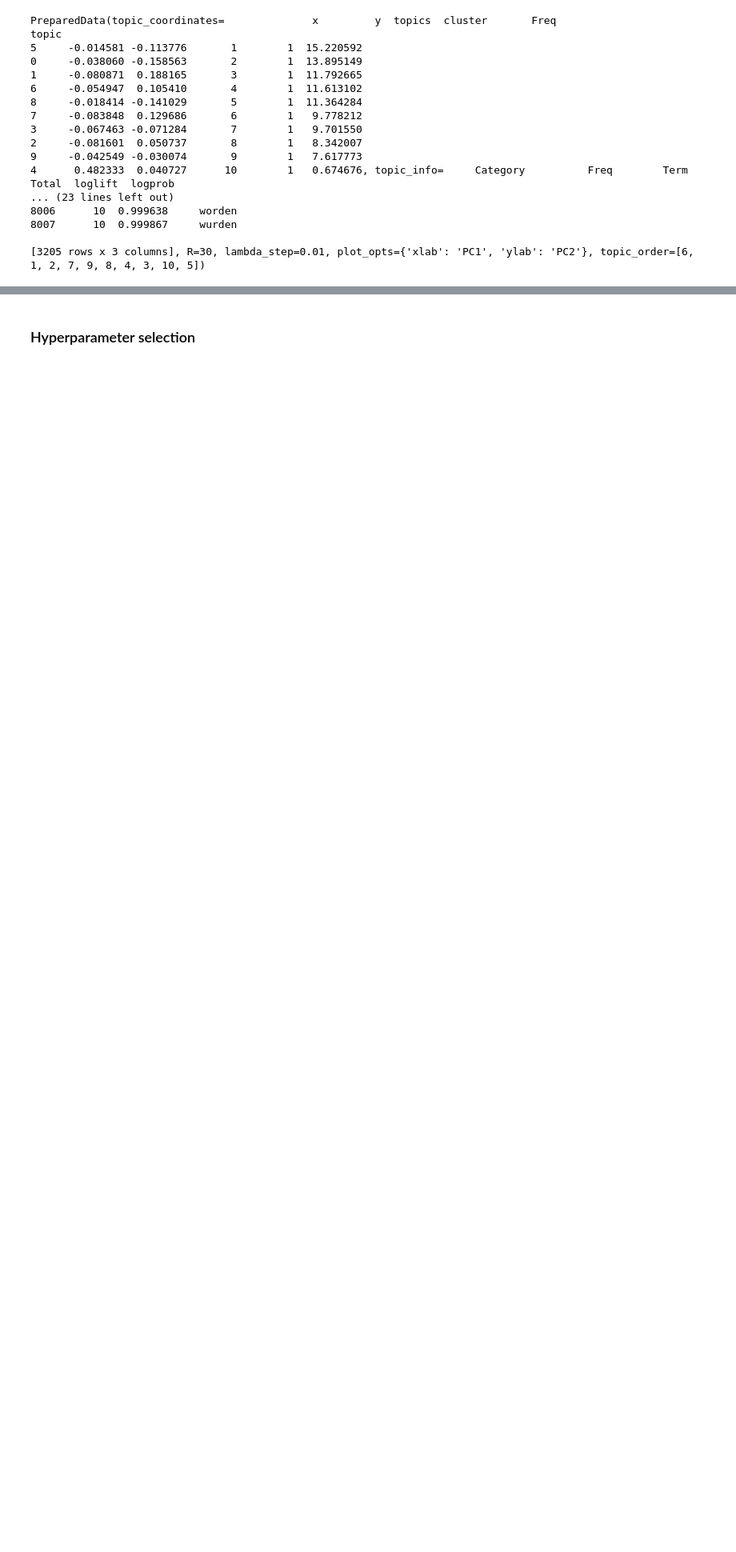
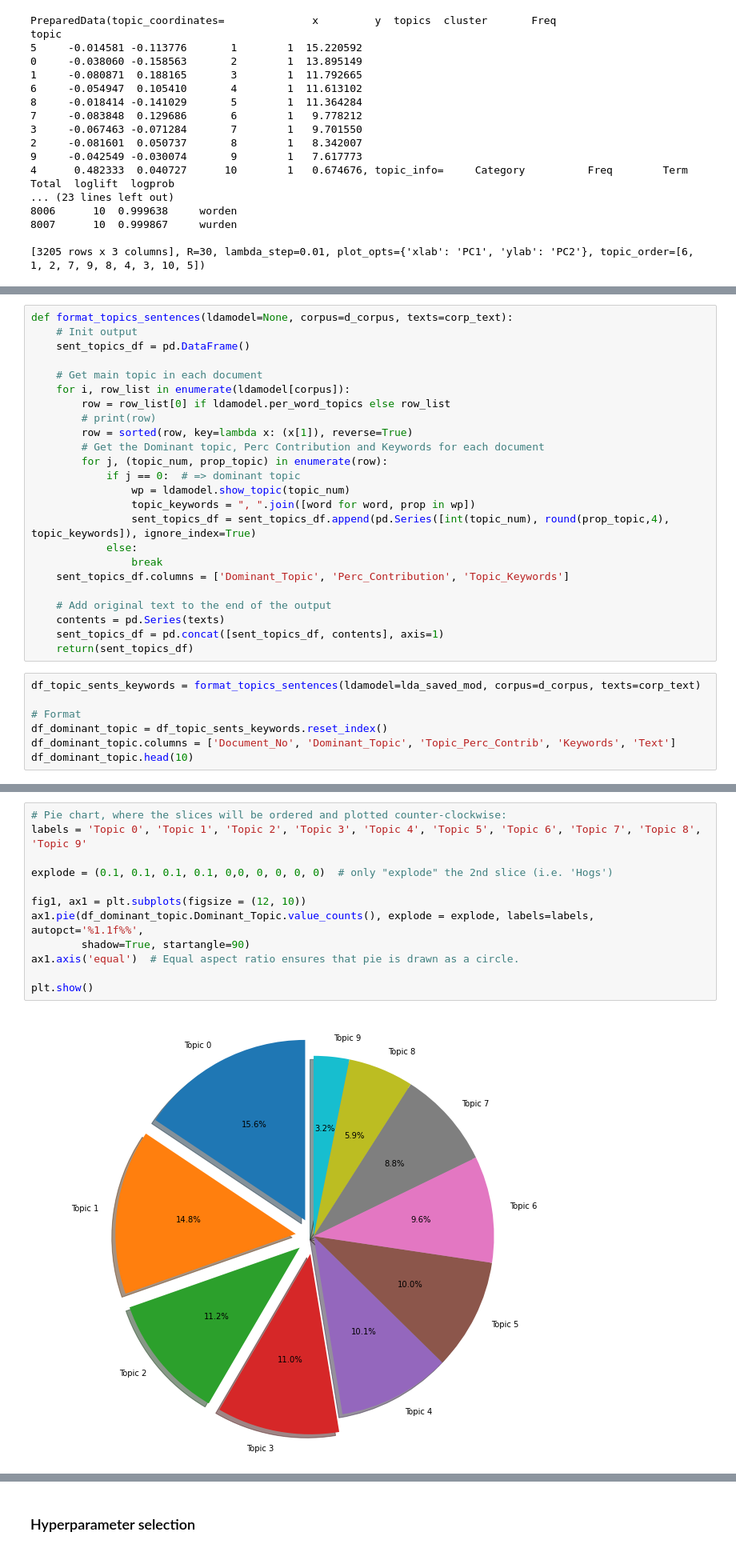
Before and after one commit to decentdilettante/covid19, a Jupyter notebook: LDA_covid_papers_v1.ipynb, the cells around one changed output, grey strips where cells are left out. Shown at 80% size. Drawn from its saved outputs; the diff is of its cells as text; blank space fills up the shorter version.

Commit message:
Added visualizations and IR write-outs
Added pkl dumps for intermediate cleaning; formatted to align with the downstream tasks of GPT2/MELGan.

```diff
--- a/LDA_covid_papers_v1.ipynb
+++ b/LDA_covid_papers_v1.ipynb
@@ -387,0 +416,31 @@ topic
+# %%
+def format_topics_sentences(ldamodel=None, corpus=d_corpus, texts=corp_text):
+    # Init output
+    sent_topics_df = pd.DataFrame()
+
+    # Get main topic in each document
+    for i, row_list in enumerate(ldamodel[corpus]):
+        row = row_list[0] if ldamodel.per_word_topics else row_list
+        # print(row)
+        row = sorted(row, key=lambda x: (x[1]), reverse=True)
+        # Get the Dominant topic, Perc Contribution and Keywords for each document
+        for j, (topic_num, prop_topic) in enumerate(row):
+            if j == 0:  # => dominant topic
+                wp = ldamodel.show_topic(topic_num)
+                topic_keywords = ", ".join([word for word, prop in wp])
+                sent_topics_df = sent_topics_df.append(pd.Series([int(topic_num), round(prop_topic,4), topic_keywords]), ignore_index=True)
+            else:
+                break
+    sent_topics_df.columns = ['Dominant_Topic', 'Perc_Contribution', 'Topic_Keywords']
+
+    # Add original text to the end of the output
+    contents = pd.Series(texts)
+    sent_topics_df = pd.concat([sent_topics_df, contents], axis=1)
+    return(sent_topics_df)
+# %%
+df_topic_sents_keywords = format_topics_sentences(ldamodel=lda_saved_mod, corpus=d_corpus, texts=corp_text)
+
+# Format
+df_dominant_topic = df_topic_sents_keywords.reset_index()
+df_dominant_topic.columns = ['Document_No', 'Dominant_Topic', 'Topic_Perc_Contrib', 'Keywords', 'Text']
+df_dominant_topic.head(10)
@@ -387,0 +461,14 @@ topic
+# %%
+# Pie chart, where the slices will be ordered and plotted counter-clockwise:
+labels = 'Topic 0', 'Topic 1', 'Topic 2', 'Topic 3', 'Topic 4', 'Topic 5', 'Topic 6', 'Topic 7', 'Topic 8', 'Topic 9'
+
+explode = (0.1, 0.1, 0.1, 0.1, 0,0, 0, 0, 0, 0)  # only "explode" the 2nd slice (i.e. 'Hogs')
+
+fig1, ax1 = plt.subplots(figsize = (12, 10))
+ax1.pie(df_dominant_topic.Dominant_Topic.value_counts(), explode = explode, labels=labels, autopct='%1.1f%%',
+        shadow=True, startangle=90)
+ax1.axis('equal')  # Equal aspect ratio ensures that pie is drawn as a circle.
+
+plt.show()
+# %% [output]
+[figure, added]
```
Also changed, not shown: parts of 18 cells of this notebook.
